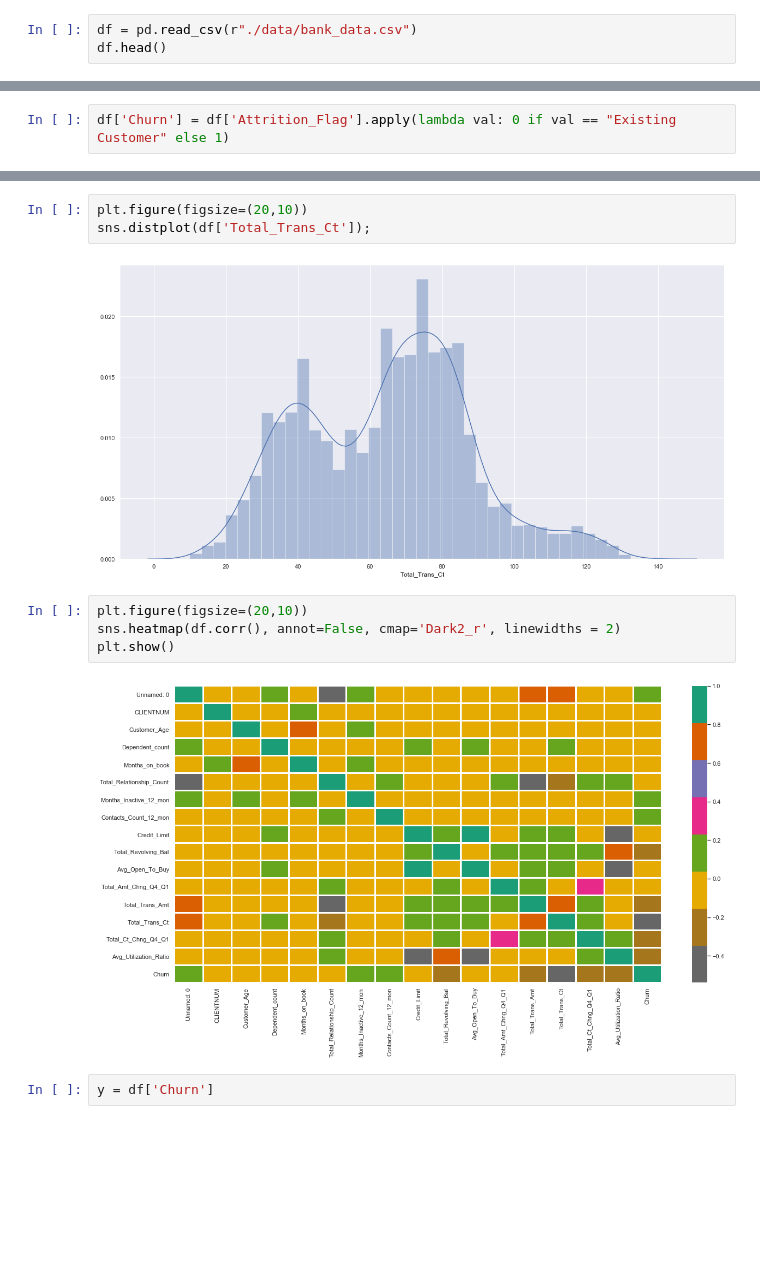
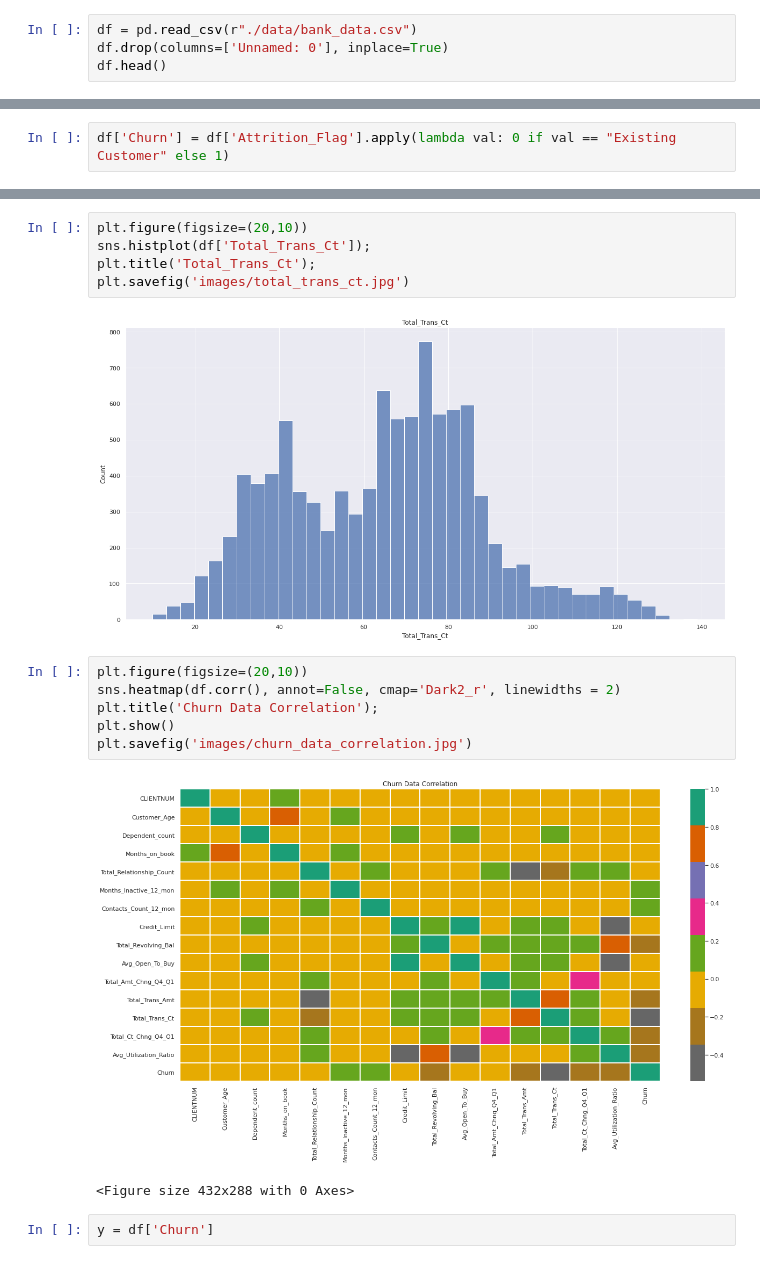
Before and after one commit to lilianabs/predict-customer-churn-with-clean-code, a Jupyter notebook: churn_notebook.ipynb, the cells around one changed output, grey strips where cells are left out. Drawn from its saved outputs; the diff is of its cells as text; blank space fills up the shorter version.

```diff
--- a/churn_notebook.ipynb
+++ b/churn_notebook.ipynb
@@ -19,4 +17,5 @@ ModuleNotFoundError: No module named 'sklearn.impute'
 # %%
 df = pd.read_csv(r"./data/bank_data.csv")
+df.drop(columns=['Unnamed: 0'], inplace=True)
 df.head()
 # %% [output]
@@ -108,14 +115,19 @@ df.Marital_Status.value_counts('normalize').plot(kind='bar');
 # %%
 plt.figure(figsize=(20,10))
-sns.distplot(df['Total_Trans_Ct']);
+sns.histplot(df['Total_Trans_Ct']);
+plt.title('Total_Trans_Ct');
+plt.savefig('images/total_trans_ct.jpg')
 # %% [output]
-[figure, old version]
+[figure, new version]
 # %%
 plt.figure(figsize=(20,10))
 sns.heatmap(df.corr(), annot=False, cmap='Dark2_r', linewidths = 2)
+plt.title('Churn Data Correlation');
 plt.show()
+plt.savefig('images/churn_data_correlation.jpg')
 # %% [output]
-[figure, old version]
+[figure, new version]
+<Figure size 432x288 with 0 Axes>
 # %%
 y = df['Churn']
 # %%
```
Also changed, not shown: parts of 19 cells of this notebook, 3 other files.
